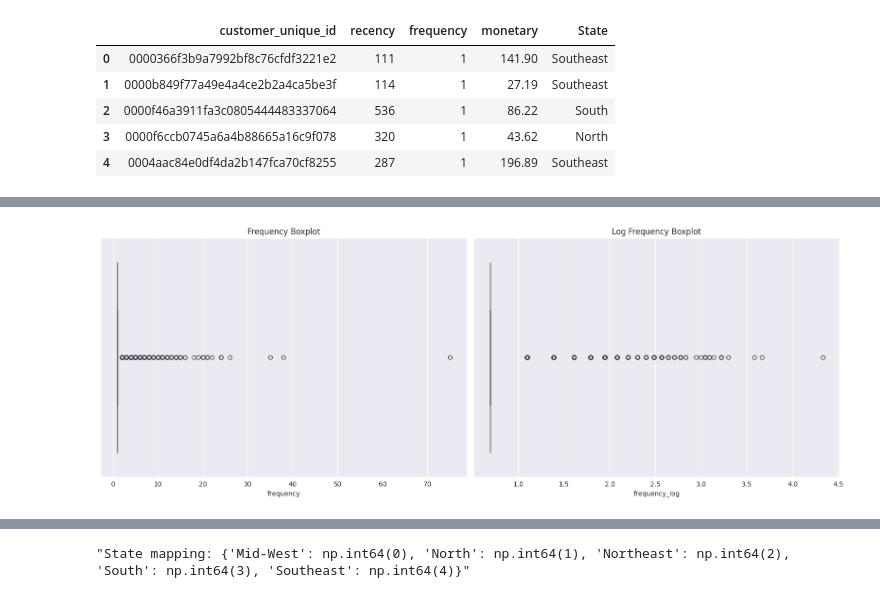
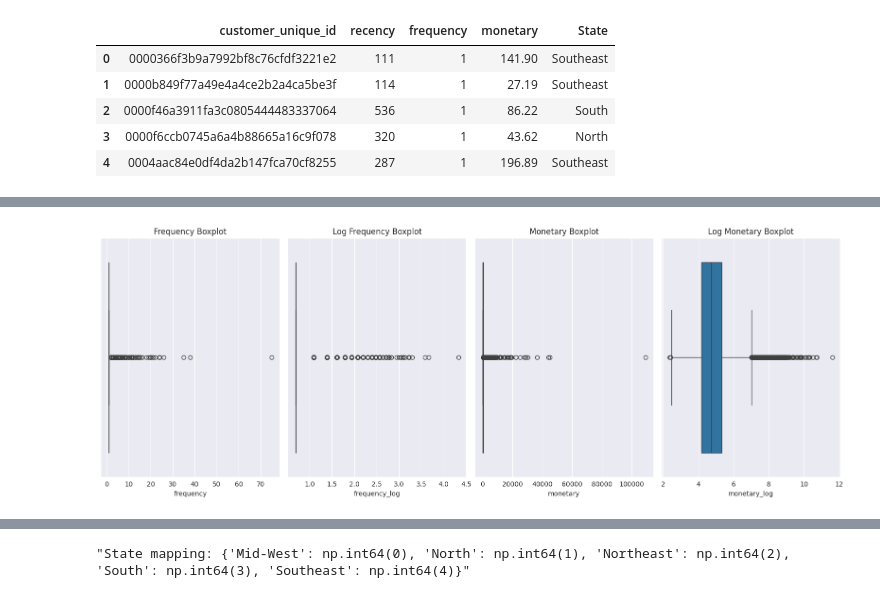
Before and after one commit to pt-sinan-akbar/Dataset-Thesis, a Jupyter notebook: BrazilDataSet.ipynb, the cells around one changed output, grey strips where cells are left out. Drawn from its saved outputs; the diff is of its cells as text; code cells hidden in the pictures.

Commit message:
change from standard to minmax, and also log tranform monetary

```diff
--- a/BrazilDataSet.ipynb
+++ b/BrazilDataSet.ipynb
@@ -921,7 +886,10 @@ RFMD_Raw.head()
 # %%
+# describe RMFD for 1% 5% 10% 25% 50% 75% 90% 95% 99%
 RMFD_features = RFMD_Raw[['recency', 'frequency', 'monetary']].copy()
 
+# do log transformation on frequency because the data is skewed beyond comprehension
 RMFD_features['frequency_log'] = np.log1p(RMFD_features['frequency'])
+RMFD_features['monetary_log'] = np.log1p(RMFD_features['monetary'])
 
 # describe %1 %5 %10 %25 %50 %75 %90 %95 %99
 RMFD_features.describe([0.01, 0.05, 0.1, 0.25, 0.5, 0.75, 0.9, 0.95, 0.99]).T
@@ -934,13 +903,20 @@ RMFD_features.describe([0.01, 0.05, 0.1, 0.25, 0.5, 0.75, 0.9, 0.95, 0.99]).T
 # %%
-fig, axes = plt.subplots(1, 2, figsize=(16, 6))
+# plot frequency before and after log transformation
+fig, axes = plt.subplots(1, 4, figsize=(16, 6))
 
 sns.boxplot(x='frequency', data=RMFD_features, ax=axes[0])
 axes[0].set_title('Frequency Boxplot')
 
 sns.boxplot(x='frequency_log', data=RMFD_features, ax=axes[1])
 axes[1].set_title('Log Frequency Boxplot')
 
+sns.boxplot(x='monetary', data=RMFD_features, ax=axes[2])
+axes[2].set_title('Monetary Boxplot')
+
+sns.boxplot(x='monetary_log', data=RMFD_features, ax=axes[3])
+axes[3].set_title('Log Monetary Boxplot')
+
 plt.tight_layout()
 plt.show()
 # %% [output]
-[figure, old version]
+[figure, new version]
```
Also changed, not shown: parts of 13 cells of this notebook.
